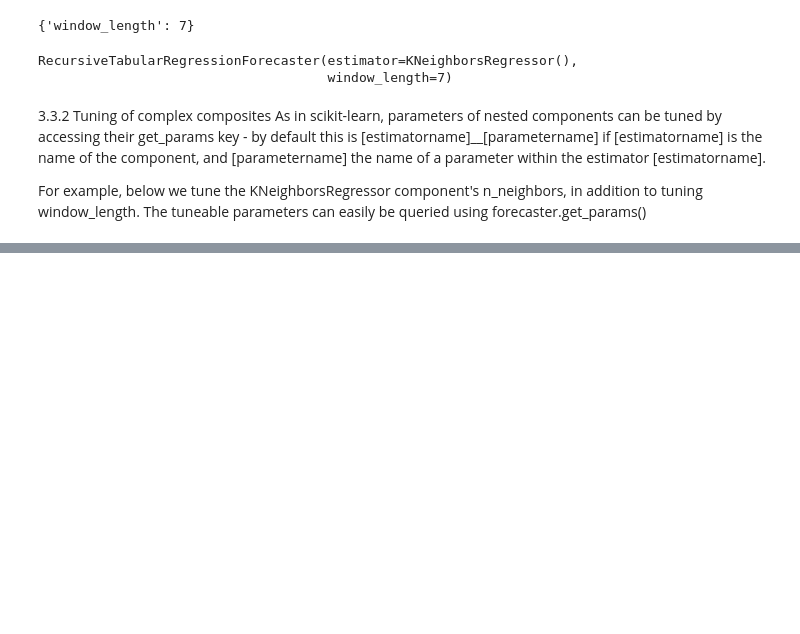
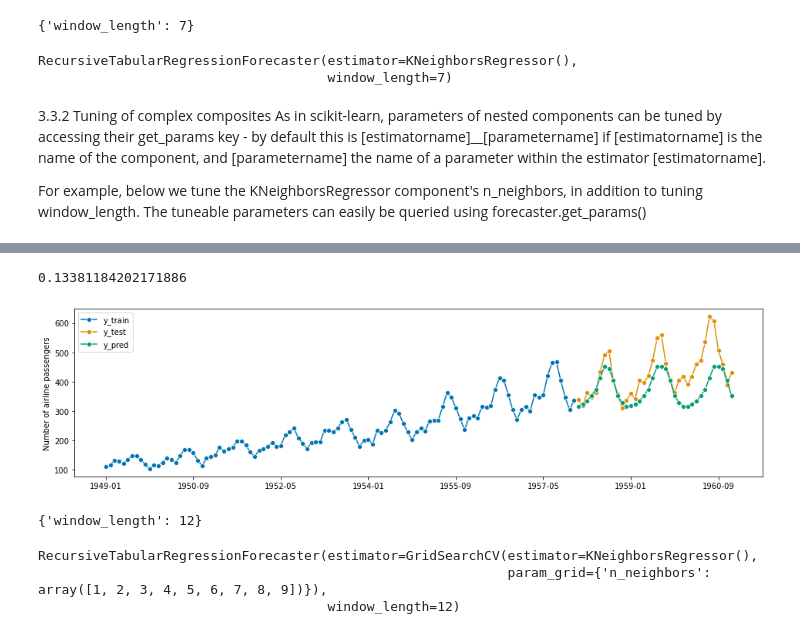
Before and after one commit to TNTran92/sktime, a Jupyter notebook: introduction_to_sktime/03 - Advanced composition patterns - pipelines, reduction, autoML, and more.ipynb, the cells around one changed output, grey strips where cells are left out. Drawn from its saved outputs; the diff is of its cells as text; code cells hidden in the pictures; blank space fills up the shorter version.

```diff
--- a/introduction_to_sktime/03 - Advanced composition patterns - pipelines, reduction, autoML, and more.ipynb
+++ b/introduction_to_sktime/03 - Advanced composition patterns - pipelines, reduction, autoML, and more.ipynb
@@ -229,0 +295,9 @@ For example, below we tune the KNeighborsRegressor component's n_neighbors, in a
+# %%
+mse = MeanSquaredError()
+
+param_grid = {"window_length": [7, 12, 15]}
+
+regressor = KNeighborsRegressor()
+cv = SlidingWindowSplitter(initial_window=int(len(y_train) * 0.8), window_length=30)
+
+gscv = ForecastingGridSearchCV(forecaster, cv=cv, param_grid=param_grid, scoring=mse)
@@ -229,0 +306,3 @@ For example, below we tune the KNeighborsRegressor component's n_neighbors, in a
+# %%
+gscv.fit(y_train)
+gscv.cv_results_
@@ -229,0 +356,28 @@ For example, below we tune the KNeighborsRegressor component's n_neighbors, in a
+# %%
+forecaster = MultiplexForecaster(
+    forecasters=[
+        ("naive", NaiveForecaster(strategy="last")),
+        ("ets", ExponentialSmoothing(trend="add", sp=12)),
+    ]
+)
+cv = SlidingWindowSplitter(initial_window=int(len(y_train) * 0.5), window_length=30)
+forecaster_param_grid = {"selected_forecaster": ["ets", "naive"]}
+gscv = ForecastingGridSearchCV(forecaster, cv=cv, param_grid=forecaster_param_grid
+# %%
+gscv.fit(y_train)
+y_pred = gscv.predict(fh)
+plot_series(y_train, y_test, y_pred, labels=["y_train", "y_test", "y_pred"])
+mean_absolute_percentage_error(y_pred, y_test)
+# %% [output]
+0.13381184202171886
+[figure, added]
+# %%
+gscv.best_params_
+# %% [output]
+{'window_length': 12}
+# %%
+gscv.best_forecaster_
+# %% [output]
+RecursiveTabularRegressionForecaster(estimator=GridSearchCV(estimator=KNeighborsRegressor(),
+                                                            param_grid={'n_neighbors': array([1, 2, 3, 4, 5, 6, 7, 8, 9])}),
+                                     window_length=12)
```
Also changed, not shown: parts of 35 cells of this notebook.
